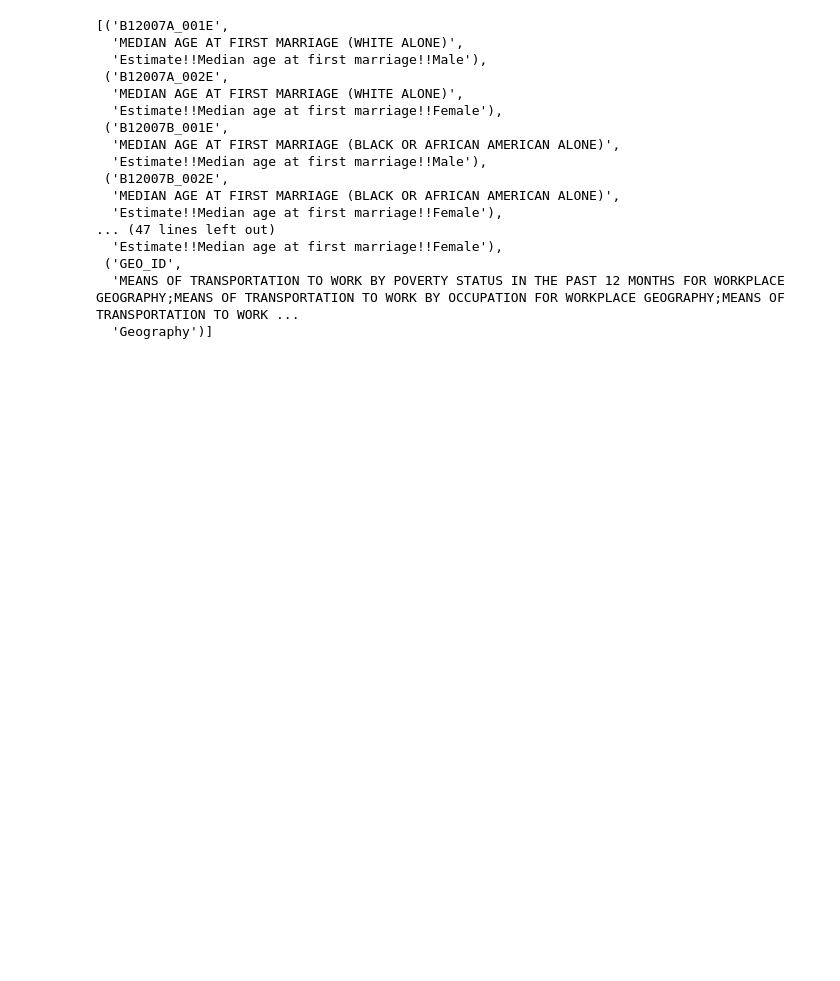
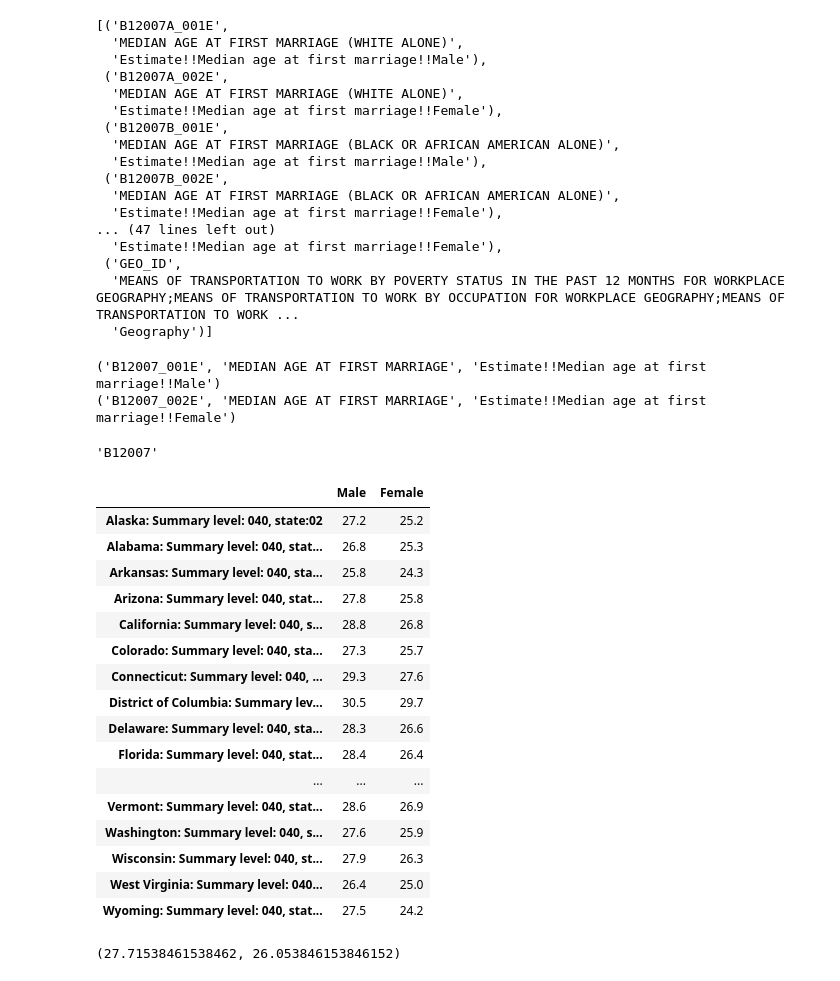
Before and after one commit to asmit-a/pic-16b-project, a Jupyter notebook: Untitled.ipynb, the cells around one changed output. Cells and saved outputs as stored; diff of their text form; code cells hidden in the pictures; blank space fills up the shorter version.

```diff
--- a/Untitled.ipynb
+++ b/Untitled.ipynb
@@ -42,3 +42,45 @@ sample
  ('GEO_ID',
   'MEANS OF TRANSPORTATION TO WORK BY POVERTY STATUS IN THE PAST 12 MONTHS FOR WORKPLACE GEOGRAPHY;MEANS OF TRANSPORTATION TO WORK BY OCCUPATION FOR WORKPLACE GEOGRAPHY;MEANS OF TRANSPORTATION TO WORK ...
   'Geography')]
+# %%
+desc = 'MEDIAN AGE AT FIRST MARRIAGE'
+for item in sample:
+    if item[1] == desc:
+        print(item)
+        code = item[0][:6]
+code
+# %% [output]
+('B12007_001E', 'MEDIAN AGE AT FIRST MARRIAGE', 'Estimate!!Median age at first marriage!!Male')
+('B12007_002E', 'MEDIAN AGE AT FIRST MARRIAGE', 'Estimate!!Median age at first marriage!!Female')
+'B12007'
+# %%
+med_age_2009 = censusdata.download('acs5', 2009,
+                   censusdata.censusgeo([('state', '*')]),
+                    ['B12007_001E', 'B12007_002E'])
+# %%
+med_age_2009["Male"] = med_age_2009["B12007_001E"]
+med_age_2009["Female"] = med_age_2009["B12007_002E"]
+med_age_2009 = med_age_2009[["Male", "Female"]]
+med_age_2009
+# %% [output]
+|  | Male | Female |
+| Alaska: Summary level: 040, state:02 | 27.2 | 25.2 |
+| Alabama: Summary level: 040, stat... | 26.8 | 25.3 |
+| Arkansas: Summary level: 040, sta... | 25.8 | 24.3 |
+| Arizona: Summary level: 040, stat... | 27.8 | 25.8 |
+| California: Summary level: 040, s... | 28.8 | 26.8 |
+| Colorado: Summary level: 040, sta... | 27.3 | 25.7 |
+| Connecticut: Summary level: 040, ... | 29.3 | 27.6 |
+| District of Columbia: Summary lev... | 30.5 | 29.7 |
+| Delaware: Summary level: 040, sta... | 28.3 | 26.6 |
+| Florida: Summary level: 040, stat... | 28.4 | 26.4 |
+| ... | ... | ... |
+| Vermont: Summary level: 040, stat... | 28.6 | 26.9 |
+| Washington: Summary level: 040, s... | 27.6 | 25.9 |
+| Wisconsin: Summary level: 040, st... | 27.9 | 26.3 |
+| West Virginia: Summary level: 040... | 26.4 | 25.0 |
+| Wyoming: Summary level: 040, stat... | 27.5 | 24.2 |
+# %%
+med_age_2009["Male"].mean(), med_age_2009["Female"].mean()
+# %% [output]
+(27.71538461538462, 26.053846153846152)
```
Also changed, not shown: parts of 9 cells of this notebook, 2 other files.
